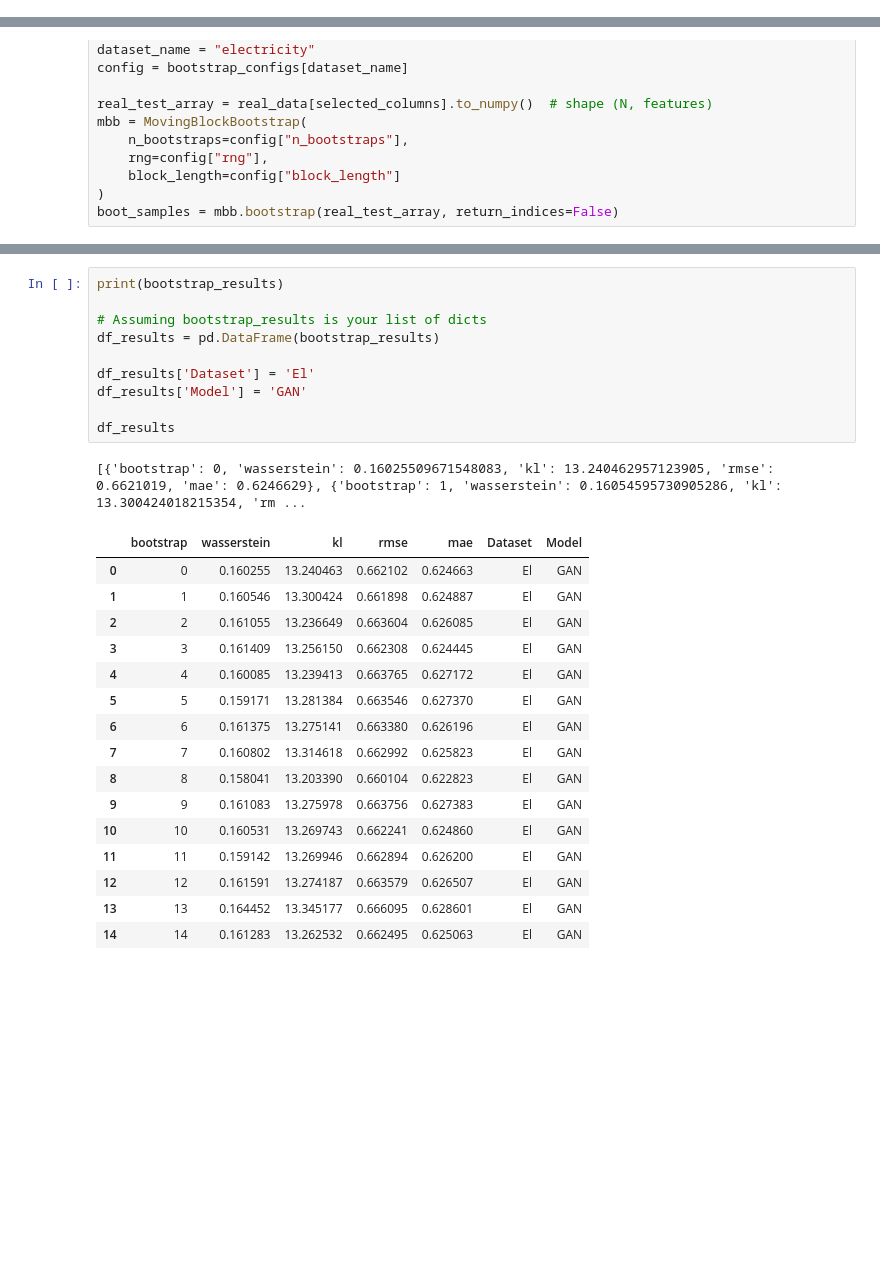
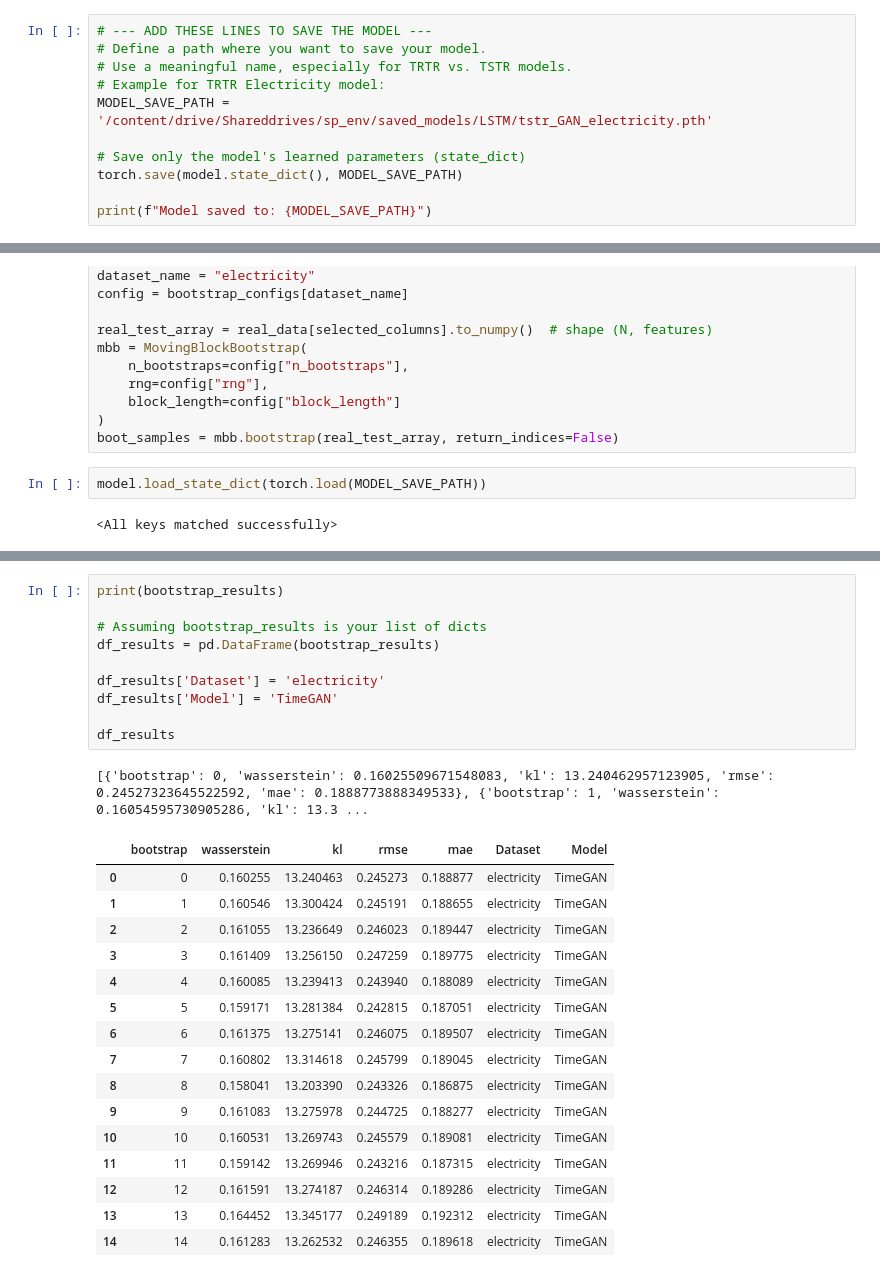
Before and after one commit to pmxfa/sp-shapely, a Jupyter notebook: sp_timegan_electricity.ipynb, the cells around one changed output, grey strips where cells are left out. Drawn from its saved outputs; the diff is of its cells as text; blank space fills up the shorter version.

Commit message:
add LSTM model saving

```diff
--- a/sp_timegan_electricity.ipynb
+++ b/sp_timegan_electricity.ipynb
@@ -447,0 +448,11 @@ for epoch in range(1, EPOCHS + 1):
+# %%
+# --- ADD THESE LINES TO SAVE THE MODEL ---
+# Define a path where you want to save your model.
+# Use a meaningful name, especially for TRTR vs. TSTR models.
+# Example for TRTR Electricity model:
+MODEL_SAVE_PATH = '/content/drive/Shareddrives/sp_env/saved_models/LSTM/tstr_GAN_electricity.pth'
+
+# Save only the model's learned parameters (state_dict)
+torch.save(model.state_dict(), MODEL_SAVE_PATH)
+
+print(f"Model saved to: {MODEL_SAVE_PATH}")
@@ -483,6 +514,10 @@ mbb = MovingBlockBootstrap(
     block_length=config["block_length"]
 )
 boot_samples = mbb.bootstrap(real_test_array, return_indices=False)
+# %%
+model.load_state_dict(torch.load(MODEL_SAVE_PATH))
+# %% [output]
+<All keys matched successfully>
 # %%
 bootstrap_results = []
 
@@ -535,30 +570,30 @@ for b_idx, boot_real in enumerate(boot_samples):
 # %%
 print(bootstrap_results)
 
 # Assuming bootstrap_results is your list of dicts
 df_results = pd.DataFrame(bootstrap_results)
 
-df_results['Dataset'] = 'El'
-df_results['Model'] = 'GAN'
+df_results['Dataset'] = 'electricity'
+df_results['Model'] = 'TimeGAN'
 
 df_results
 # %% [output]
-[{'bootstrap': 0, 'wasserstein': 0.16025509671548083, 'kl': 13.240462957123905, 'rmse': 0.6621019, 'mae': 0.6246629}, {'bootstrap': 1, 'wasserstein': 0.16054595730905286, 'kl': 13.300424018215354, 'rm ...
+[{'bootstrap': 0, 'wasserstein': 0.16025509671548083, 'kl': 13.240462957123905, 'rmse': 0.24527323645522592, 'mae': 0.1888773888349533}, {'bootstrap': 1, 'wasserstein': 0.16054595730905286, 'kl': 13.3 ...
 |  | bootstrap | wasserstein | kl | rmse | mae | Dataset | Model |
-| 0 | 0 | 0.160255 | 13.240463 | 0.662102 | 0.624663 | El | GAN |
-| 1 | 1 | 0.160546 | 13.300424 | 0.661898 | 0.624887 | El | GAN |
-| 2 | 2 | 0.161055 | 13.236649 | 0.663604 | 0.626085 | El | GAN |
-| 3 | 3 | 0.161409 | 13.256150 | 0.662308 | 0.624445 | El | GAN |
-| 4 | 4 | 0.160085 | 13.239413 | 0.663765 | 0.627172 | El | GAN |
-| 5 | 5 | 0.159171 | 13.281384 | 0.663546 | 0.627370 | El | GAN |
-| 6 | 6 | 0.161375 | 13.275141 | 0.663380 | 0.626196 | El | GAN |
-| 7 | 7 | 0.160802 | 13.314618 | 0.662992 | 0.625823 | El | GAN |
-| 8 | 8 | 0.158041 | 13.203390 | 0.660104 | 0.622823 | El | GAN |
-| 9 | 9 | 0.161083 | 13.275978 | 0.663756 | 0.627383 | El | GAN |
-| 10 | 10 | 0.160531 | 13.269743 | 0.662241 | 0.624860 | El | GAN |
-| 11 | 11 | 0.159142 | 13.269946 | 0.662894 | 0.626200 | El | GAN |
-| 12 | 12 | 0.161591 | 13.274187 | 0.663579 | 0.626507 | El | GAN |
-| 13 | 13 | 0.164452 | 13.345177 | 0.666095 | 0.628601 | El | GAN |
-| 14 | 14 | 0.161283 | 13.262532 | 0.662495 | 0.625063 | El | GAN |
+| 0 | 0 | 0.160255 | 13.240463 | 0.245273 | 0.188877 | electricity | TimeGAN |
+| 1 | 1 | 0.160546 | 13.300424 | 0.245191 | 0.188655 | electricity | TimeGAN |
+| 2 | 2 | 0.161055 | 13.236649 | 0.246023 | 0.189447 | electricity | TimeGAN |
+| 3 | 3 | 0.161409 | 13.256150 | 0.247259 | 0.189775 | electricity | TimeGAN |
+| 4 | 4 | 0.160085 | 13.239413 | 0.243940 | 0.188089 | electricity | TimeGAN |
+| 5 | 5 | 0.159171 | 13.281384 | 0.242815 | 0.187051 | electricity | TimeGAN |
+| 6 | 6 | 0.161375 | 13.275141 | 0.246075 | 0.189507 | electricity | TimeGAN |
+| 7 | 7 | 0.160802 | 13.314618 | 0.245799 | 0.189045 | electricity | TimeGAN |
+| 8 | 8 | 0.158041 | 13.203390 | 0.243326 | 0.186875 | electricity | TimeGAN |
+| 9 | 9 | 0.161083 | 13.275978 | 0.244725 | 0.188277 | electricity | TimeGAN |
+| 10 | 10 | 0.160531 | 13.269743 | 0.245579 | 0.189081 | electricity | TimeGAN |
+| 11 | 11 | 0.159142 | 13.269946 | 0.243216 | 0.187315 | electricity | TimeGAN |
+| 12 | 12 | 0.161591 | 13.274187 | 0.246314 | 0.189286 | electricity | TimeGAN |
+| 13 | 13 | 0.164452 | 13.345177 | 0.249189 | 0.192312 | electricity | TimeGAN |
+| 14 | 14 | 0.161283 | 13.262532 | 0.246355 | 0.189618 | electricity | TimeGAN |
 # %%
 summary_row = {
```
Also changed, not shown: parts of 6 cells of this notebook.
